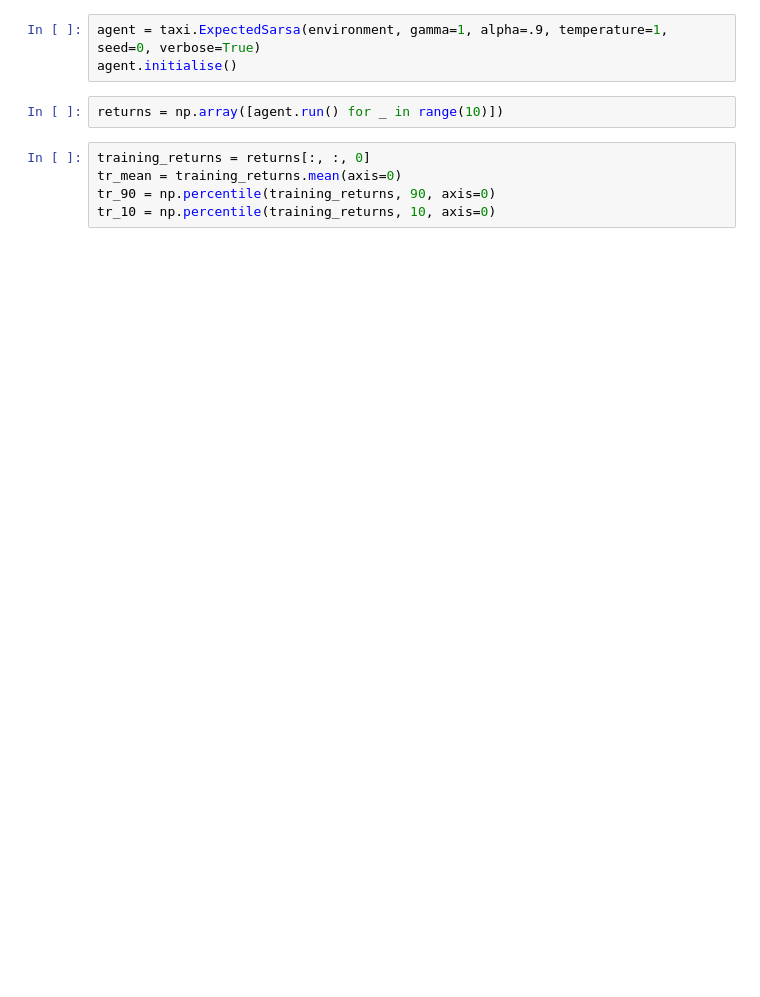
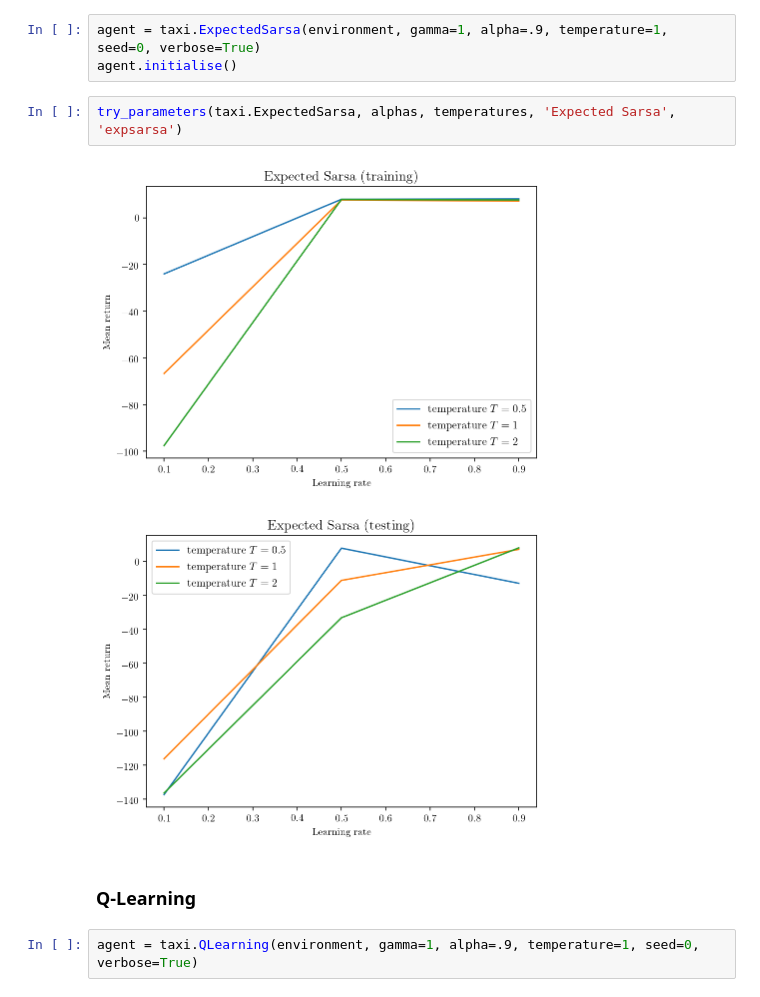
Before and after one commit to jdavid04/Reinforcement-Learning-Assignment-2, a Jupyter notebook: parallel-solution/Taxi.ipynb, the cells around one changed output. Cells and saved outputs as stored; diff of their text form; blank space fills up the shorter version.

```diff
--- a/parallel-solution/Taxi.ipynb
+++ b/parallel-solution/Taxi.ipynb
@@ -116,10 +92,12 @@ plot_learning_curve(returns, 'sarsa')
 # %%
 agent = taxi.ExpectedSarsa(environment, gamma=1, alpha=.9, temperature=1, seed=0, verbose=True)
 agent.initialise()
-# %%
-returns = np.array([agent.run() for _ in range(10)])
-# %%
-training_returns = returns[:, :, 0]
-tr_mean = training_returns.mean(axis=0)
-tr_90 = np.percentile(training_returns, 90, axis=0)
-tr_10 = np.percentile(training_returns, 10, axis=0)
+# %%
+try_parameters(taxi.ExpectedSarsa, alphas, temperatures, 'Expected Sarsa', 'expsarsa')
+# %% [output]
+[figure, added]
+[figure, added]
+# %% [markdown]
+### Q-Learning
+# %%
+agent = taxi.QLearning(environment, gamma=1, alpha=.9, temperature=1, seed=0, verbose=True)
```
Also changed, not shown: parts of 39 cells of this notebook, 1 other file.
